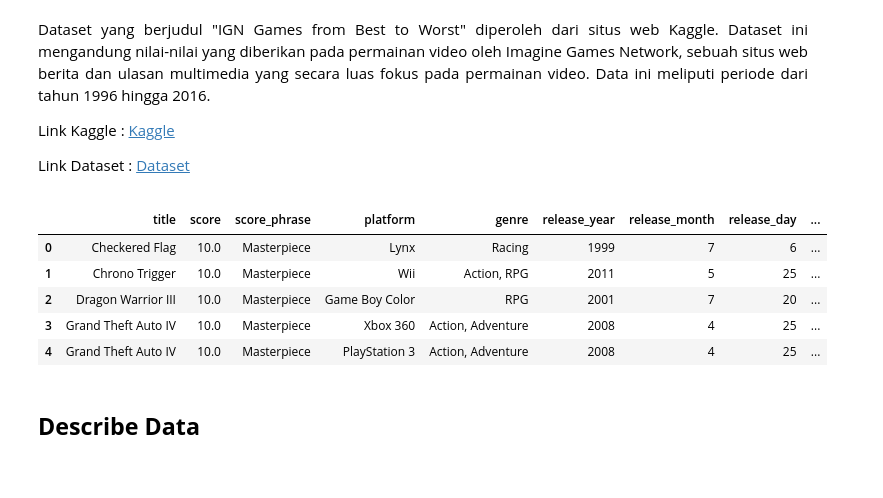
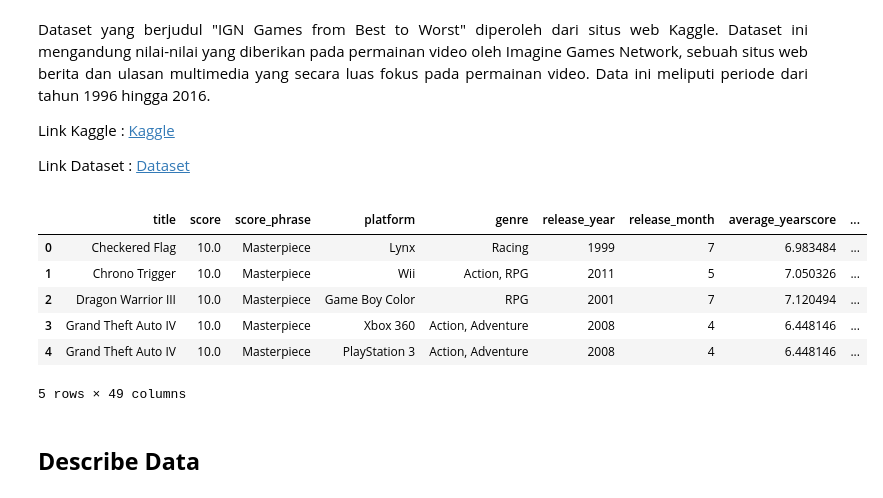
Before and after one commit to mhnbl/Muhammad-Nabil_046_Data-Mining, a Jupyter notebook: Muhammad_Nabil_2209116046.ipynb, the cells around one changed output. Saved outputs shown, nothing was run; the diff lists cells and outputs as text; code cells hidden in the pictures.

```diff
--- a/Muhammad_Nabil_2209116046.ipynb
+++ b/Muhammad_Nabil_2209116046.ipynb
@@ -45,15 +52,16 @@ Link Kaggle : [Kaggle](https://www.kaggle.com/datasets/kapturovalexander/ign-gam
 
 Link Dataset  : [Dataset](https://raw.githubusercontent.com/mhnbl/Muhammad-Nabil_046_Data-Mining/main/IGN%20games%20from%20best%20to%20worst.csv)
 # %%
-df = pd.read_csv("IGN games from best to worst.csv")
+df = pd.read_csv("Data_Cleaned.csv")
 df.head()
 # %% [output]
-|  | title | score | score_phrase | platform | genre | release_year | release_month | release_day | ... |
-| 0 | Checkered Flag | 10.0 | Masterpiece | Lynx | Racing | 1999 | 7 | 6 | ... |
-| 1 | Chrono Trigger | 10.0 | Masterpiece | Wii | Action, RPG | 2011 | 5 | 25 | ... |
-| 2 | Dragon Warrior III | 10.0 | Masterpiece | Game Boy Color | RPG | 2001 | 7 | 20 | ... |
-| 3 | Grand Theft Auto IV | 10.0 | Masterpiece | Xbox 360 | Action, Adventure | 2008 | 4 | 25 | ... |
-| 4 | Grand Theft Auto IV | 10.0 | Masterpiece | PlayStation 3 | Action, Adventure | 2008 | 4 | 25 | ... |
+|  | title | score | score_phrase | platform | genre | release_year | release_month | average_yearscore | ... |
+| 0 | Checkered Flag | 10.0 | Masterpiece | Lynx | Racing | 1999 | 7 | 6.983484 | ... |
+| 1 | Chrono Trigger | 10.0 | Masterpiece | Wii | Action, RPG | 2011 | 5 | 7.050326 | ... |
+| 2 | Dragon Warrior III | 10.0 | Masterpiece | Game Boy Color | RPG | 2001 | 7 | 7.120494 | ... |
+| 3 | Grand Theft Auto IV | 10.0 | Masterpiece | Xbox 360 | Action, Adventure | 2008 | 4 | 6.448146 | ... |
+| 4 | Grand Theft Auto IV | 10.0 | Masterpiece | PlayStation 3 | Action, Adventure | 2008 | 4 | 6.448146 | ... |
+5 rows × 49 columns
 # %% [markdown]
 ## **Describe** **Data**
 # %% [markdown]
```
Also changed, not shown: parts of 50 cells of this notebook.
